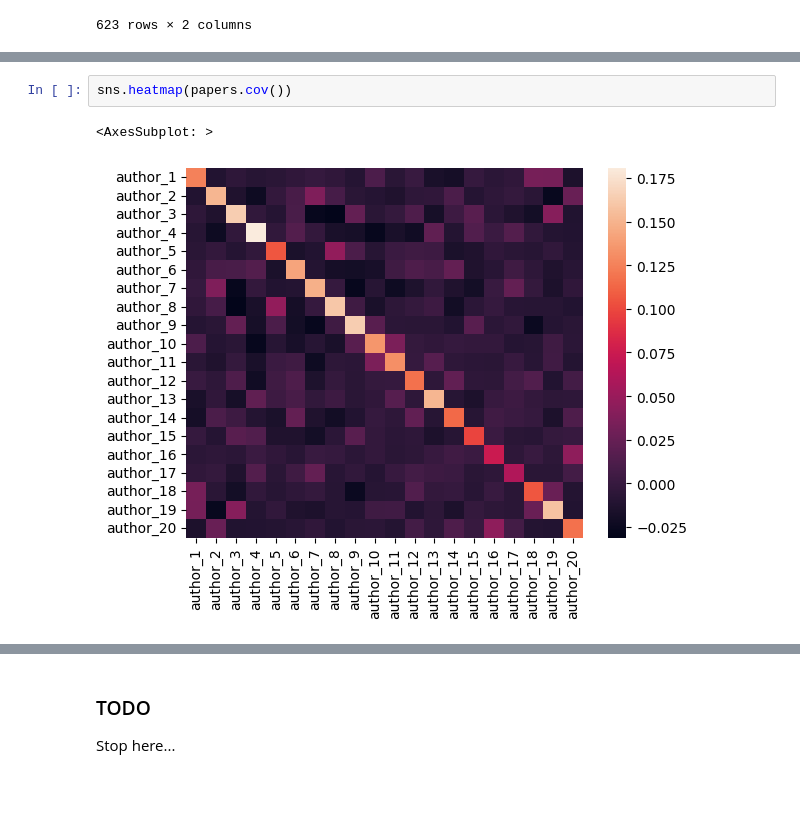
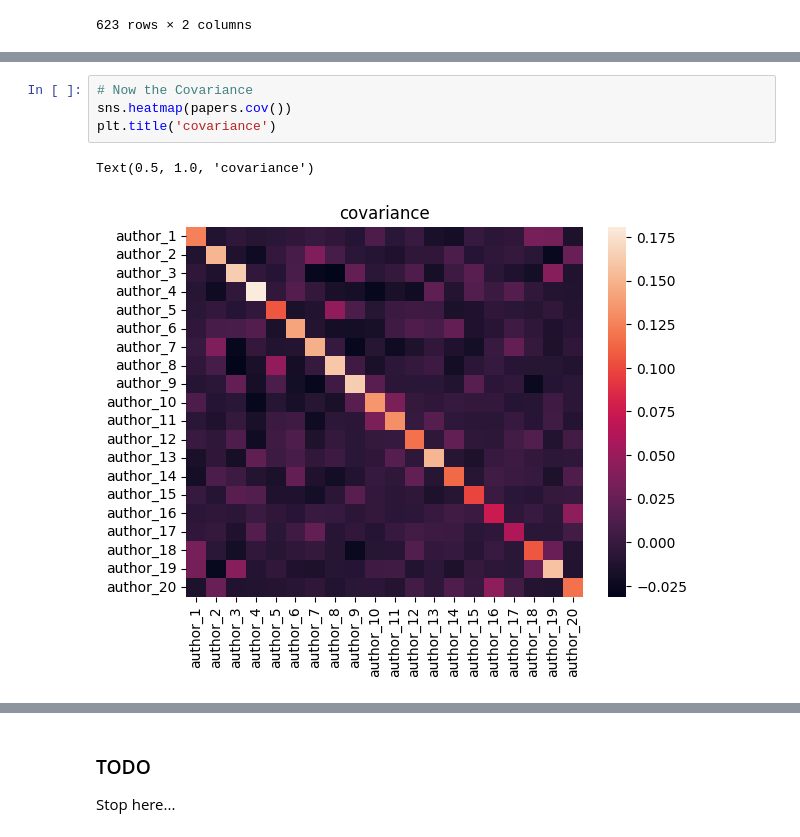
Before and after one commit to usnistgov/affinis, a Jupyter notebook: docs/edges-as-data.ipynb, the cells around one changed output, grey strips where cells are left out. Saved outputs shown, nothing was run; the diff lists cells and outputs as text; blank space fills up the shorter version.

```diff
--- a/docs/edges-as-data.ipynb
+++ b/docs/edges-as-data.ipynb
@@ -213,7 +220,9 @@ papers.melt(ignore_index=False).replace(0,np.nan).dropna()
 # %%
+# Now the Covariance
 sns.heatmap(papers.cov())
+plt.title('covariance')
 # %% [output]
-<AxesSubplot: >
+Text(0.5, 1.0, 'covariance')
-[figure, old version]
+[figure, new version]
 # %% [markdown]
 Ok, what's going on...??
```
Also changed, not shown: parts of 14 cells of this notebook, 1 other file.
